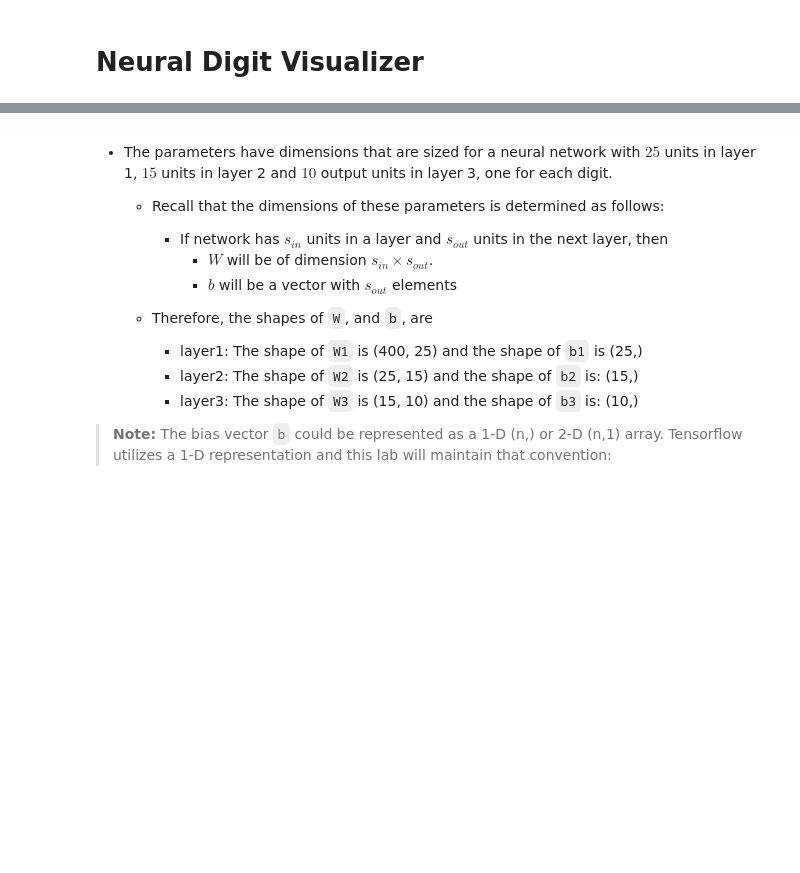
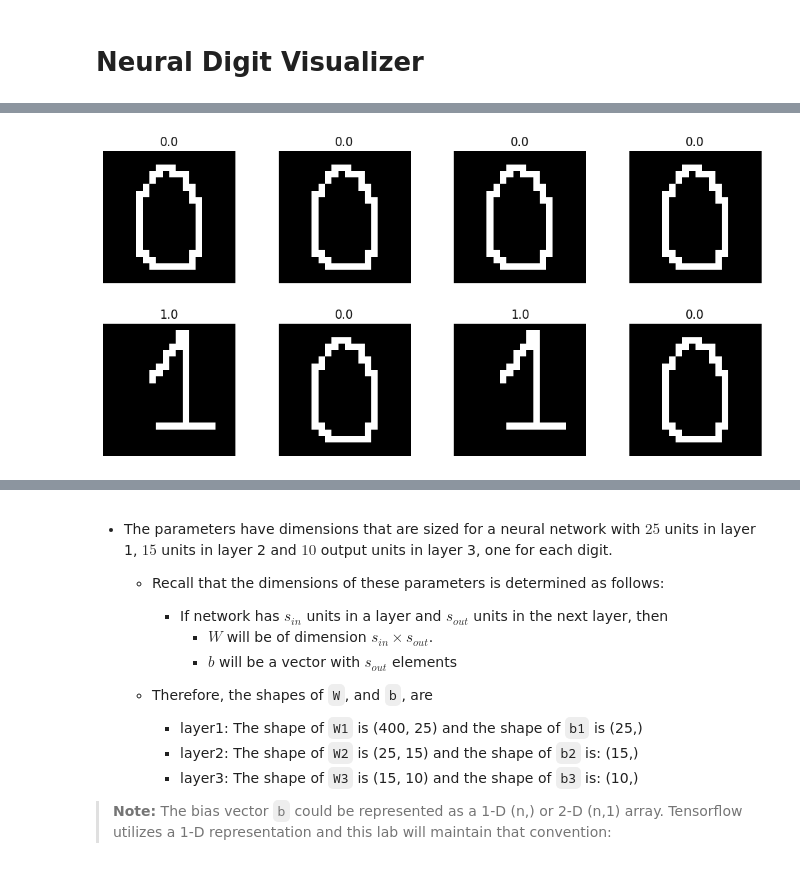
Before and after one commit to uditme/neural-digit-visualizer, a Jupyter notebook: NN Model/main.ipynb, the cells around one changed output, grey strips where cells are left out. Drawn from its saved outputs; the diff is of its cells as text; code cells hidden in the pictures; blank space fills up the shorter version.

```diff
--- a/NN Model/main.ipynb
+++ b/NN Model/main.ipynb
@@ -60,30 +874,19 @@ You will begin by visualizing a subset of the training set.
 # %%
-import warnings
-warnings.simplefilter(action='ignore', category=FutureWarning)
-# You do not need to modify anything in this cell
-
 m, n = X.shape
 
-fig, axes = plt.subplots(8,8, figsize=(5,5))
-fig.tight_layout(pad=0.13,rect=[0, 0.03, 1, 0.91]) #[left, bottom, right, top]
+fig, axes = plt.subplots(2, 4, figsize=(10, 5))
+fig.tight_layout(pad=1)
 
-#fig.tight_layout(pad=0.5)
-widgvis(fig)
-for i,ax in enumerate(axes.flat):
-    # Select random indices
+for i, ax in enumerate(axes.flat):
     random_index = np.random.randint(m)
 
-    # Select rows corresponding to the random indices and
-    # reshape the image
-    X_random_reshaped = X[random_index].reshape((20,20)).T
-
-    # Display the image
+    X_random_reshaped = X[random_index].reshape((20, 20))
     ax.imshow(X_random_reshaped, cmap='gray')
 
-    # Display the label above the image
-    ax.set_title(y[random_index,0])
+    ax.set_title(y[random_index])
     ax.set_axis_off()
-    fig.suptitle("Label, image", fontsize=14)
+# %% [output]
+[figure, added]
 # %% [markdown]
 <a name="4.3"></a>
 ### 4.3 Model representation
```
Also changed, not shown: parts of 11 cells of this notebook, 2 other files.
